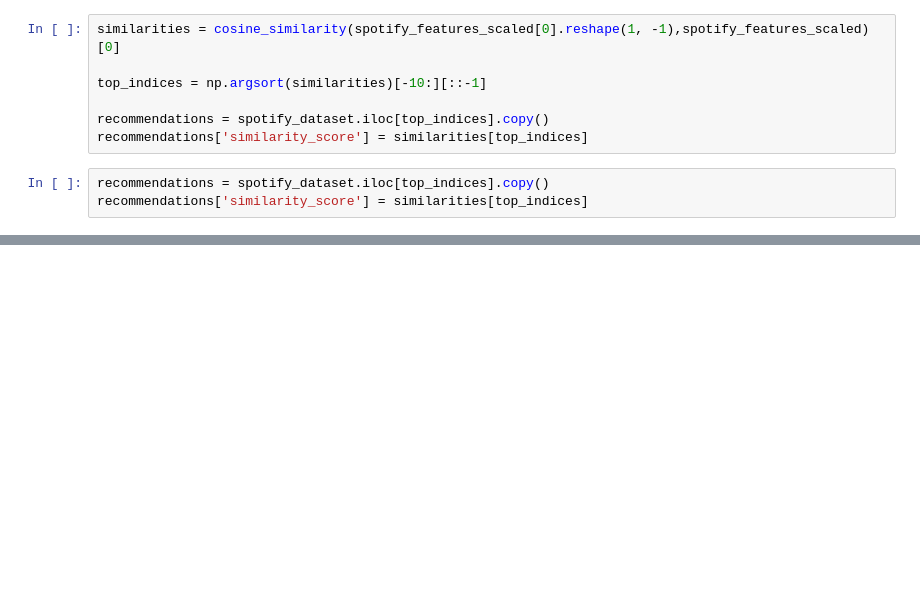
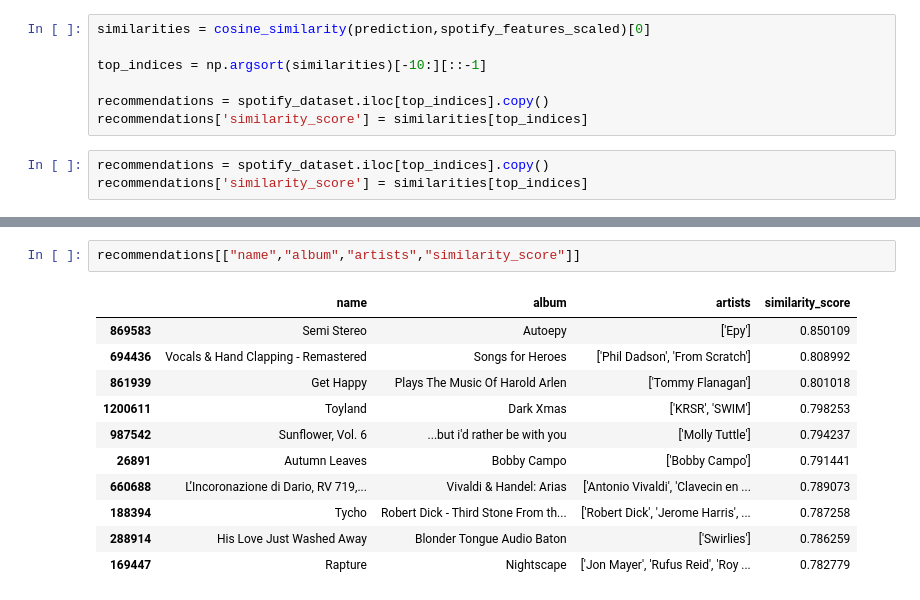
Before and after one commit to Academic-Projects-2025/Music-recommendation-system, a Jupyter notebook: notebooks/recommend_test.ipynb, the cells around one changed output, grey strips where cells are left out. Saved outputs shown, nothing was run; the diff lists cells and outputs as text; blank space fills up the shorter version.

Commit message:
testing cosine similarity for recommendation

```diff
--- a/notebooks/recommend_test.ipynb
+++ b/notebooks/recommend_test.ipynb
@@ -178,7 +178,7 @@ np.isnan(spotify_features_scaled).sum() /len(spotify_features_scaled)
 # %% [output]
 np.float64(0.0)
 # %%
-similarities = cosine_similarity(spotify_features_scaled[0].reshape(1, -1),spotify_features_scaled)[0]
+similarities = cosine_similarity(prediction,spotify_features_scaled)[0]
 
 top_indices = np.argsort(similarities)[-10:][::-1]
 
@@ -204 +204,15 @@ recommendations
 10 rows × 26 columns
+# %%
+recommendations[["name","album","artists","similarity_score"]]
+# %% [output]
+|  | name | album | artists | similarity_score |
+| 869583 | Semi Stereo | Autoepy | ['Epy'] | 0.850109 |
+| 694436 | Vocals & Hand Clapping - Remastered | Songs for Heroes | ['Phil Dadson', 'From Scratch'] | 0.808992 |
+| 861939 | Get Happy | Plays The Music Of Harold Arlen | ['Tommy Flanagan'] | 0.801018 |
+| 1200611 | Toyland | Dark Xmas | ['KRSR', 'SWIM'] | 0.798253 |
+| 987542 | Sunflower, Vol. 6 | ...but i'd rather be with you | ['Molly Tuttle'] | 0.794237 |
+| 26891 | Autumn Leaves | Bobby Campo | ['Bobby Campo'] | 0.791441 |
+| 660688 | L’Incoronazione di Dario, RV 719,... | Vivaldi & Handel: Arias | ['Antonio Vivaldi', 'Clavecin en ... | 0.789073 |
+| 188394 | Tycho | Robert Dick - Third Stone From th... | ['Robert Dick', 'Jerome Harris', ... | 0.787258 |
+| 288914 | His Love Just Washed Away | Blonder Tongue Audio Baton | ['Swirlies'] | 0.786259 |
+| 169447 | Rapture | Nightscape | ['Jon Mayer', 'Rufus Reid', 'Roy ... | 0.782779 |
```
Also changed, not shown: parts of 3 cells of this notebook.
